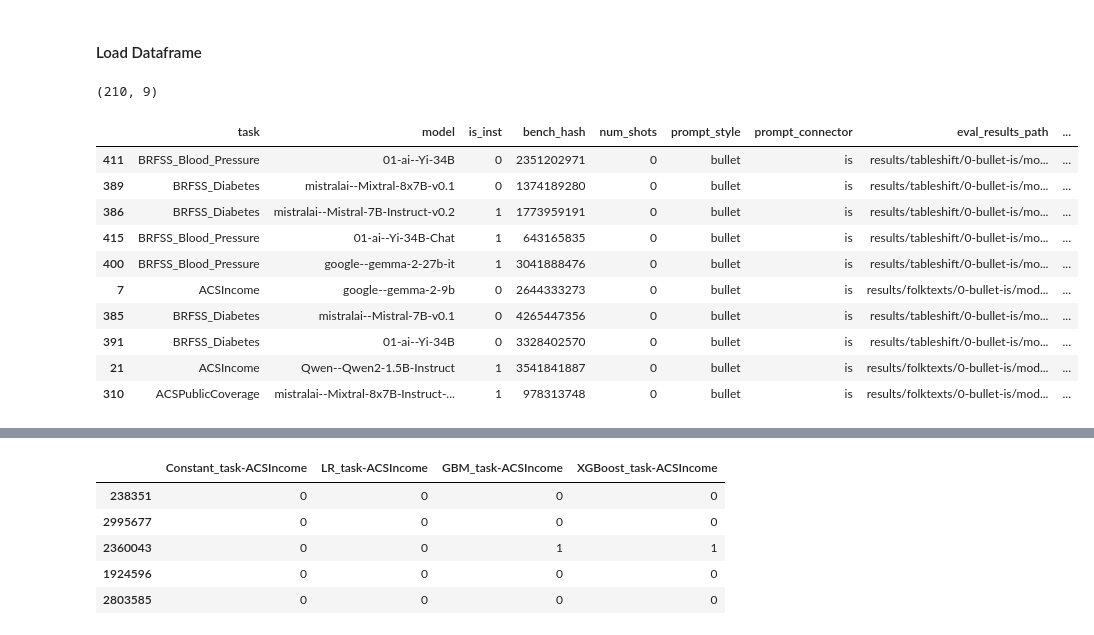
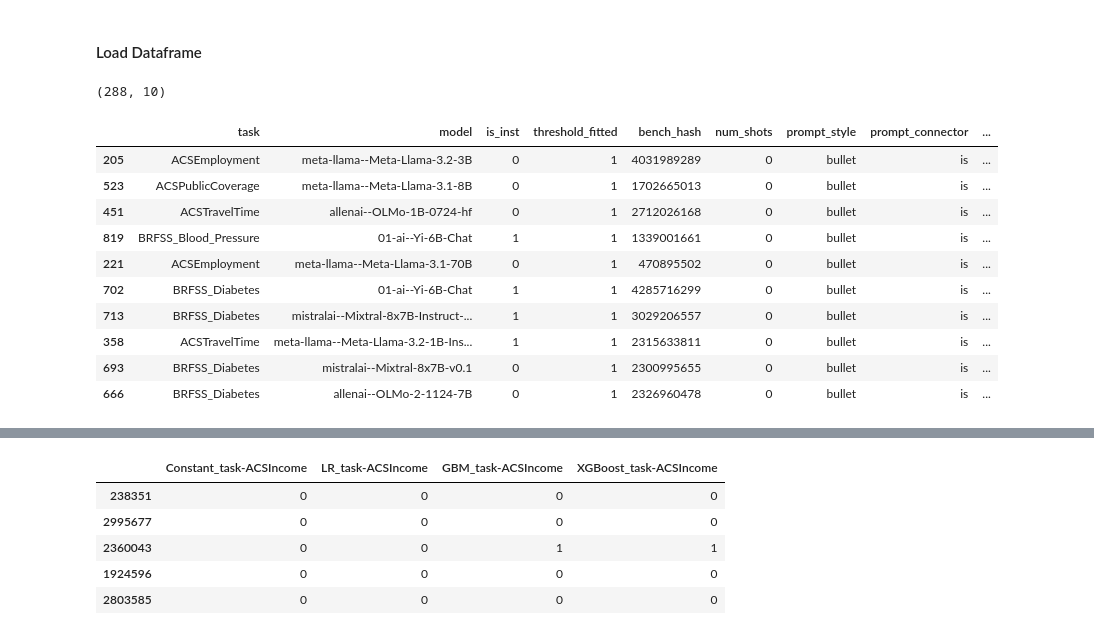
Before and after one commit to milagorecki/monoculture-multiplicity-paper, a Jupyter notebook: notebooks/same-prompt_individual.ipynb, the cells around one changed output, grey strips where cells are left out. Cells and saved outputs as stored; diff of their text form; code cells hidden in the pictures.

```diff
--- a/notebooks/same-prompt_individual.ipynb
+++ b/notebooks/same-prompt_individual.ipynb
@@ -57,24 +41,29 @@ DEBUG:matplotlib:loaded rc file ./results/.matplotlibrc
 # %%
 df = pd.read_csv(results_df_path)
 # restrict to zero-shot and same prompt style
-prompt_style = 'bullet'
-prompt_connector = 'is' #':','=', 'is'
-df = df[(df['num_shots'] == 0) & (df['prompt_style'] == 'bullet') & (df['prompt_connector'] == 'is')]
+prompt_style = "bullet"
+prompt_connector = "is"  #':','=', 'is'
+df = df[
+    (df["num_shots"] == 0)
+    & (df["prompt_style"] == "bullet")
+    & (df["prompt_connector"] == "is")
+    & (df["threshold_fitted"] == 1)
+]
 print(df.shape)
 df.sample(n=10)
 # %% [output]
-(210, 9)
+(288, 10)
-|  | task | model | is_inst | bench_hash | num_shots | prompt_style | prompt_connector | eval_results_path | ... |
-| 411 | BRFSS_Blood_Pressure | 01-ai--Yi-34B | 0 | 2351202971 | 0 | bullet | is | results/tableshift/0-bullet-is/mo... | ... |
-| 389 | BRFSS_Diabetes | mistralai--Mixtral-8x7B-v0.1 | 0 | 1374189280 | 0 | bullet | is | results/tableshift/0-bullet-is/mo... | ... |
-| 386 | BRFSS_Diabetes | mistralai--Mistral-7B-Instruct-v0.2 | 1 | 1773959191 | 0 | bullet | is | results/tableshift/0-bullet-is/mo... | ... |
-| 415 | BRFSS_Blood_Pressure | 01-ai--Yi-34B-Chat | 1 | 643165835 | 0 | bullet | is | results/tableshift/0-bullet-is/mo... | ... |
-| 400 | BRFSS_Blood_Pressure | google--gemma-2-27b-it | 1 | 3041888476 | 0 | bullet | is | results/tableshift/0-bullet-is/mo... | ... |
-| 7 | ACSIncome | google--gemma-2-9b | 0 | 2644333273 | 0 | bullet | is | results/folktexts/0-bullet-is/mod... | ... |
-| 385 | BRFSS_Diabetes | mistralai--Mistral-7B-v0.1 | 0 | 4265447356 | 0 | bullet | is | results/tableshift/0-bullet-is/mo... | ... |
-| 391 | BRFSS_Diabetes | 01-ai--Yi-34B | 0 | 3328402570 | 0 | bullet | is | results/tableshift/0-bullet-is/mo... | ... |
-| 21 | ACSIncome | Qwen--Qwen2-1.5B-Instruct | 1 | 3541841887 | 0 | bullet | is | results/folktexts/0-bullet-is/mod... | ... |
-| 310 | ACSPublicCoverage | mistralai--Mixtral-8x7B-Instruct-... | 1 | 978313748 | 0 | bullet | is | results/folktexts/0-bullet-is/mod... | ... |
+|  | task | model | is_inst | threshold_fitted | bench_hash | num_shots | prompt_style | prompt_connector | ... |
+| 205 | ACSEmployment | meta-llama--Meta-Llama-3.2-3B | 0 | 1 | 4031989289 | 0 | bullet | is | ... |
+| 523 | ACSPublicCoverage | meta-llama--Meta-Llama-3.1-8B | 0 | 1 | 1702665013 | 0 | bullet | is | ... |
+| 451 | ACSTravelTime | allenai--OLMo-1B-0724-hf | 0 | 1 | 2712026168 | 0 | bullet | is | ... |
+| 819 | BRFSS_Blood_Pressure | 01-ai--Yi-6B-Chat | 1 | 1 | 1339001661 | 0 | bullet | is | ... |
+| 221 | ACSEmployment | meta-llama--Meta-Llama-3.1-70B | 0 | 1 | 470895502 | 0 | bullet | is | ... |
+| 702 | BRFSS_Diabetes | 01-ai--Yi-6B-Chat | 1 | 1 | 4285716299 | 0 | bullet | is | ... |
+| 713 | BRFSS_Diabetes | mistralai--Mixtral-8x7B-Instruct-... | 1 | 1 | 3029206557 | 0 | bullet | is | ... |
+| 358 | ACSTravelTime | meta-llama--Meta-Llama-3.2-1B-Ins... | 1 | 1 | 2315633811 | 0 | bullet | is | ... |
+| 693 | BRFSS_Diabetes | mistralai--Mixtral-8x7B-v0.1 | 0 | 1 | 2300995655 | 0 | bullet | is | ... |
+| 666 | BRFSS_Diabetes | allenai--OLMo-2-1124-7B | 0 | 1 | 2326960478 | 0 | bullet | is | ... |
 # %%
 baseline_scores, baseline_evals = load_baselines(baselines=baselines, tasks=TASKS)
 # %% [output]
```
Also changed, not shown: parts of 15 cells of this notebook, 2 other files.
